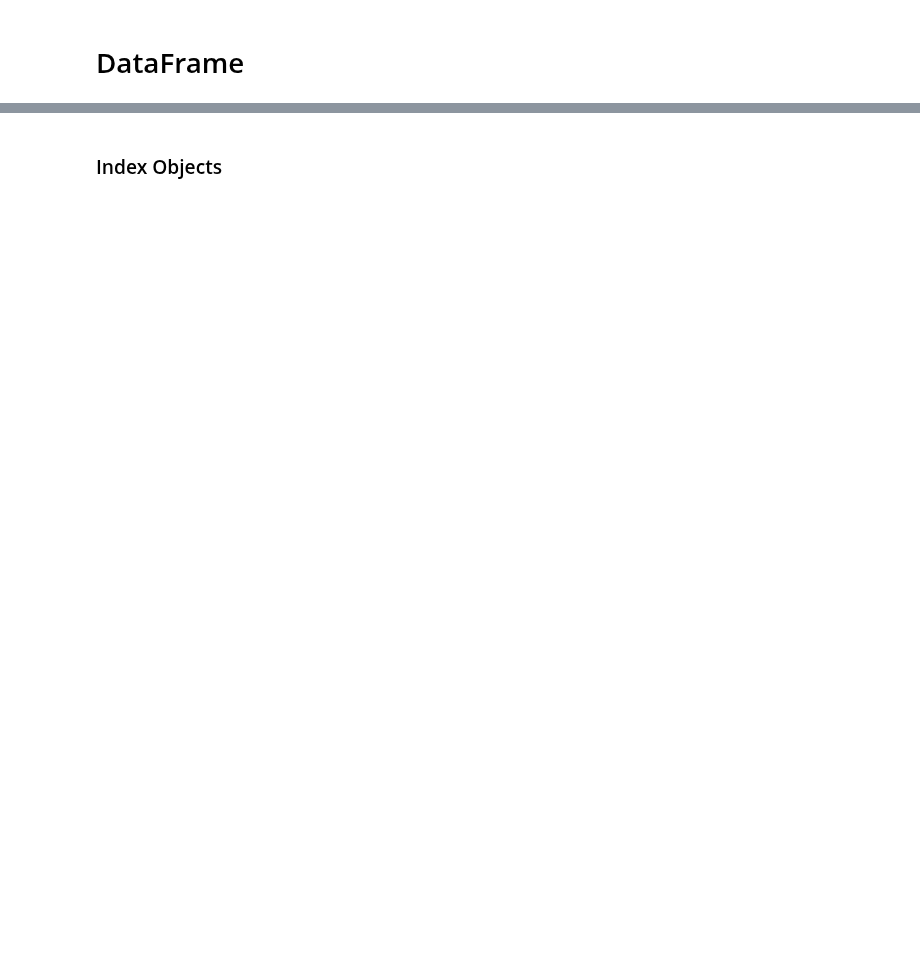
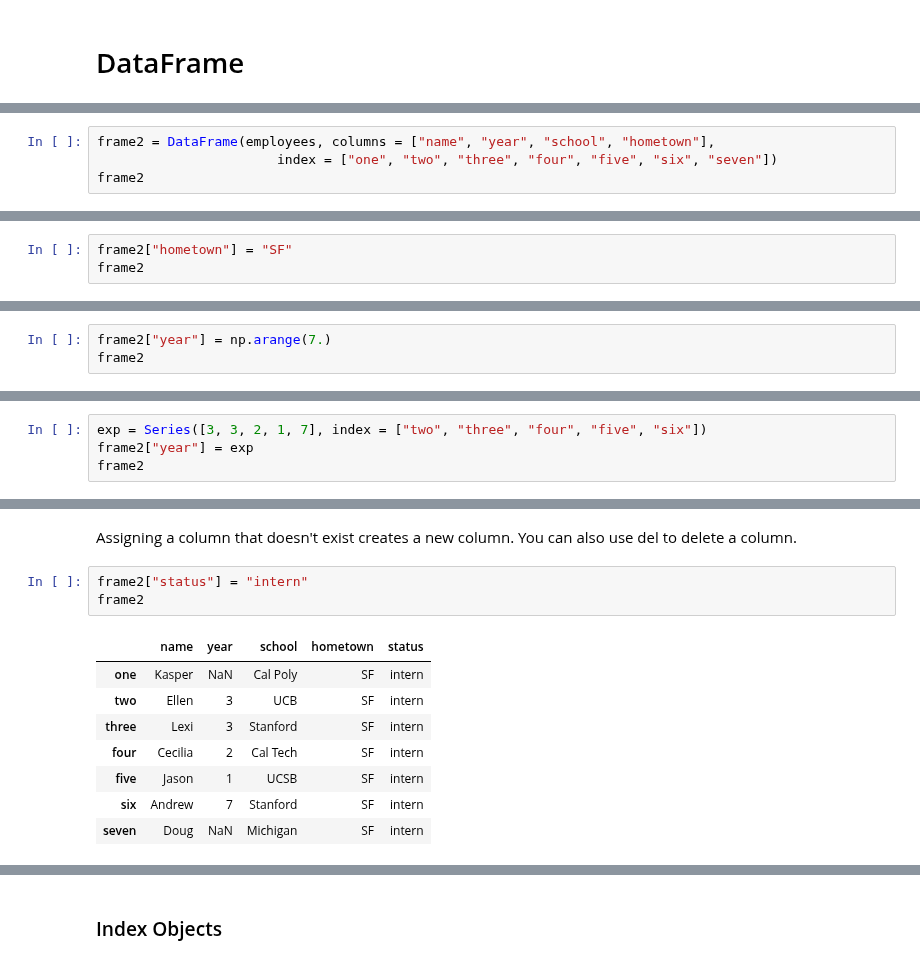
Before and after one commit to calpolydatascience/data301, a Jupyter notebook: Content/Data/DataFrame.ipynb, the cells around one changed output, grey strips where cells are left out. Saved outputs shown, nothing was run; the diff lists cells and outputs as text; blank space fills up the shorter version.

```diff
--- a/Content/Data/DataFrame.ipynb
+++ b/Content/Data/DataFrame.ipynb
@@ -137,0 +39,4 @@ You can then transpose the result.
+# %%
+frame2 = DataFrame(employees, columns = ["name", "year", "school", "hometown"],
+                       index = ["one", "two", "three", "four", "five", "six", "seven"])
+frame2
@@ -137,0 +88,3 @@ You can then transpose the result.
+# %%
+frame2["hometown"] = "SF"
+frame2
@@ -137,0 +100,3 @@ You can then transpose the result.
+# %%
+frame2["year"] = np.arange(7.)
+frame2
@@ -137,0 +114,4 @@ You can then transpose the result.
+# %%
+exp = Series([3, 3, 2, 1, 7], index = ["two", "three", "four", "five", "six"])
+frame2["year"] = exp
+frame2
@@ -137,0 +127,14 @@ You can then transpose the result.
+# %% [markdown]
+Assigning a column that doesn't exist creates a new column. You can also use del to delete a column.
+# %%
+frame2["status"] = "intern"
+frame2
+# %% [output]
+|  | name | year | school | hometown | status |
+| one | Kasper | NaN | Cal Poly | SF | intern |
+| two | Ellen | 3 | UCB | SF | intern |
+| three | Lexi | 3 | Stanford | SF | intern |
+| four | Cecilia | 2 | Cal Tech | SF | intern |
+| five | Jason | 1 | UCSB | SF | intern |
+| six | Andrew | 7 | Stanford | SF | intern |
+| seven | Doug | NaN | Michigan | SF | intern |
```
Also changed, not shown: parts of 224 cells of this notebook.
